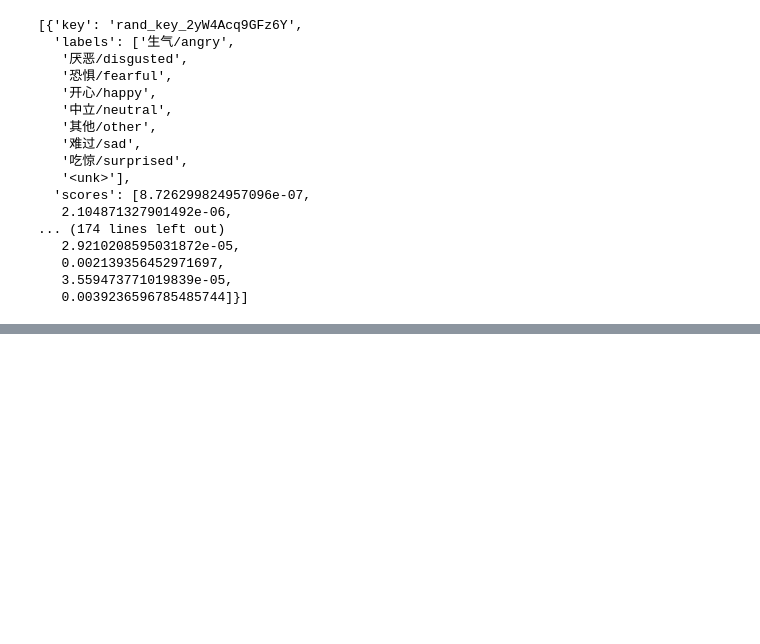
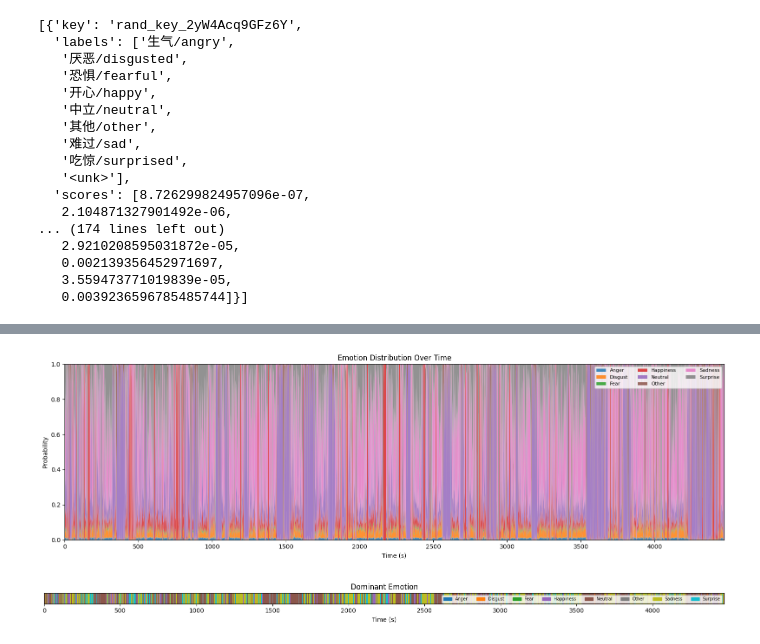
Before and after one commit to dvirbenor/audio-classification-playground, a Jupyter notebook: notebooks/emotion2vec.ipynb, the cells around one changed output, grey strips where cells are left out. Drawn from its saved outputs; the diff is of its cells as text; code cells hidden in the pictures; blank space fills up the shorter version.

```diff
--- a/notebooks/emotion2vec.ipynb
+++ b/notebooks/emotion2vec.ipynb
@@ -32,6 +32,8 @@ True
 # %%
 
 y,_ = librosa.load(audio_path, sr=sr)
+# %%
+audio=y
 # %%
 y.dtype
 # %% [output]
@@ -156,0 +400,51 @@ res
+# %%
+fig, ax = plt.subplots(figsize=(16, 5))
+probs_np = emotion_probs.numpy()  # [N, 9]
+
+duration_sec = len(audio) / SR  # where `audio` is the waveform and `sr` is the sample rate
+num_frames = probs_np.shape[0]
+time_axis = np.linspace(0, duration_sec, num_frames)
+
+ax.stackplot(
+    time_axis,
+    probs_np.T,                    # each row is one emotion's time series
+    labels=emotion_list,
+    alpha=0.85,
+)
+ax.set_xlim(time_axis[0], time_axis[-1])
+ax.set_ylim(0, 1)
+ax.set_xlabel("Time (s)")
+ax.set_ylabel("Probability")
+
+
+ax.set_title("Emotion Distribution Over Time")
+ax.legend(loc="upper right", fontsize=8, ncol=3)
+plt.tight_layout()
+plt.show()
+# %% [output]
+[figure, added]
+# %%
+dominant_idx = emotion_probs.argmax(dim=-1).numpy()  # [N]
+
+cmap = plt.cm.get_cmap("tab10", len(emotion_list))
+fig, ax = plt.subplots(figsize=(16, 1.2))
+ax.imshow(
+    dominant_idx[None, :],          # [1, N]
+    aspect="auto",
+    interpolation="nearest",
+    cmap=cmap,
+    vmin=0, vmax=len(emotion_list) - 1,
+    extent=[time_axis[0], time_axis[-1], 0, 1],
+)
+ax.set_yticks([])
+ax.set_xlabel("Time (s)")
+ax.set_title("Dominant Emotion")
+
+# legend
+import matplotlib.patches as mpatches
+patches = [mpatches.Patch(color=cmap(i), label=e) for i, e in enumerate(emotion_list)]
+ax.legend(handles=patches, loc="upper right", fontsize=7, ncol=len(emotion_list))
+plt.tight_layout()
+plt.show()
+# %% [output]
+[figure, added]
```
Also changed, not shown: parts of 26 cells of this notebook, 3 other files.
